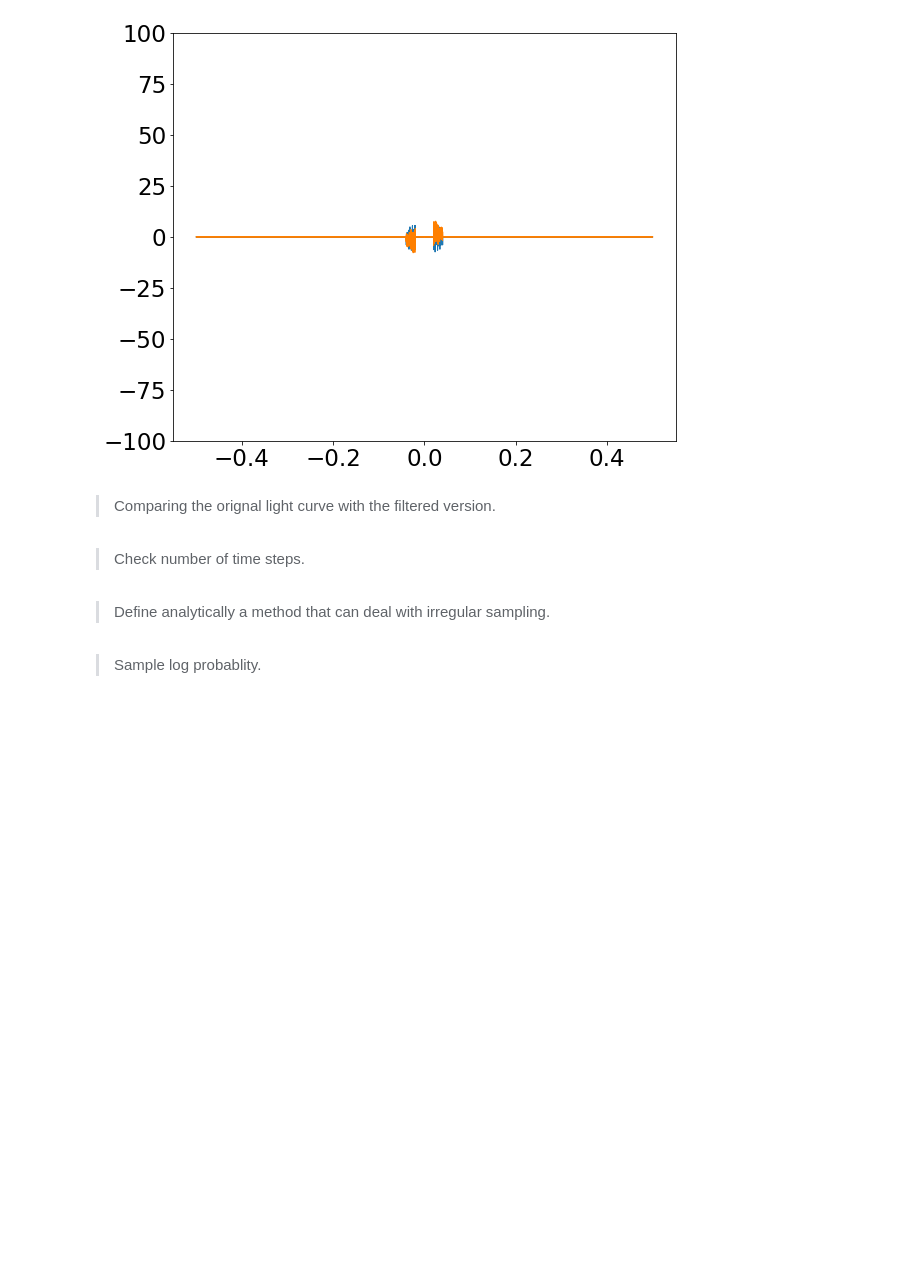
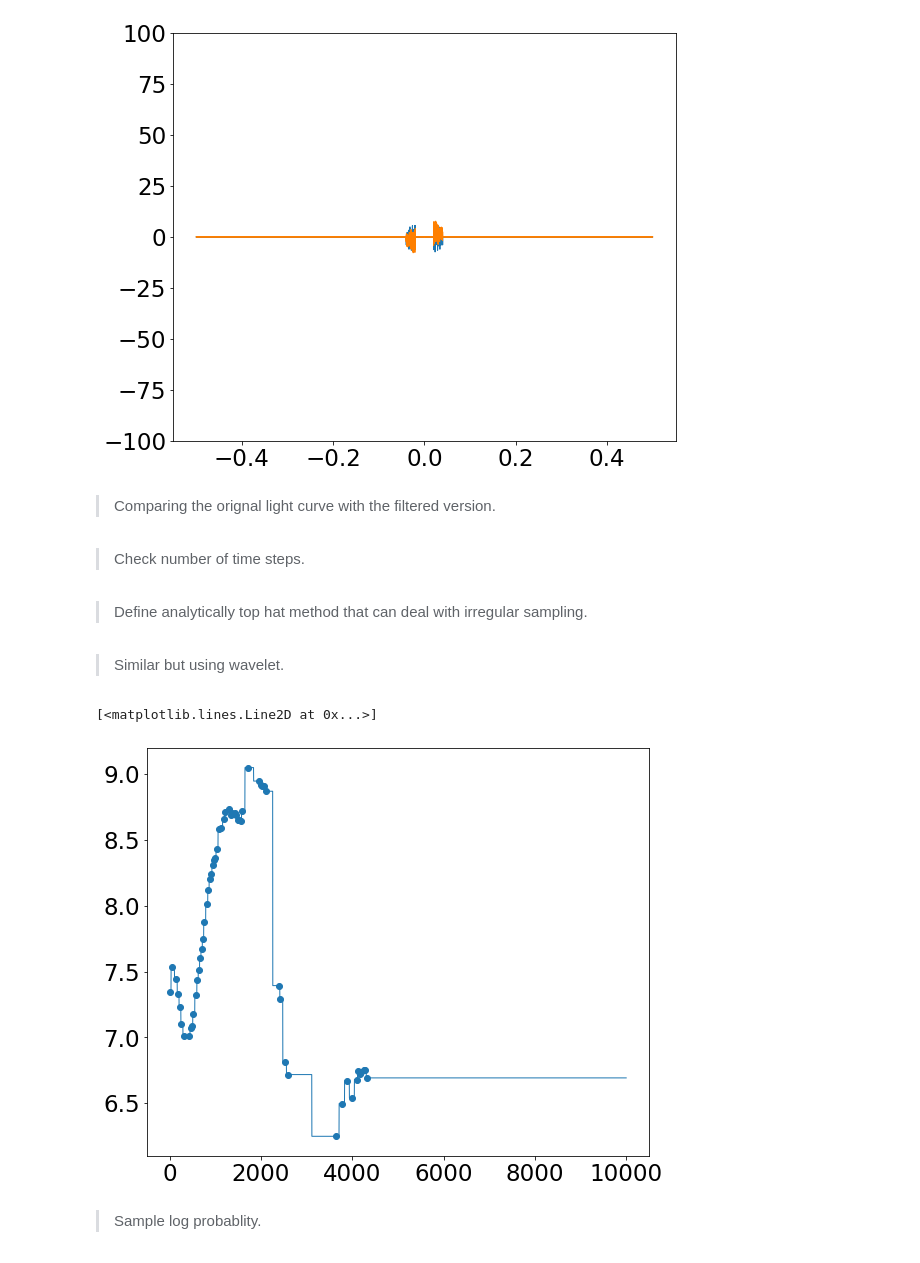
Before and after one commit to tingyuansen/IMLE_on_Galaxy_Images, a Jupyter notebook: AGN_Doublets.ipynb, the cells around one changed output. Drawn from its saved outputs; the diff is of its cells as text; code cells hidden in the pictures; blank space fills up the shorter version.

```diff
--- a/AGN_Doublets.ipynb
+++ b/AGN_Doublets.ipynb
@@ -552,7 +609,7 @@ plt.hist(time_length)
 print(np.min(time_length))
 print(np.argmin(time_length))
 # %% [markdown]
-> Define analytically a method that can deal with irregular sampling.
+> Define analytically top hat method that can deal with irregular sampling.
 # %%
 # choose a ZTF time step
 temp = np.load("../SDSS_DR14_qso_mock_normal_sparse.npz", allow_pickle=True)
@@ -683,6 +740,30 @@ plt.figure()
 plt.plot(real_spec, label="Light Curve 1")
 plt.plot(real_spec_2, label="Light Curve 2")
 plt.plot(mixed_spec, label="Average light curve")
+# %% [markdown]
+>  Similar but using wavelet.
+# %%
+from scipy import interpolate
+
+# choose a ZTF time step
+temp = np.load("../SDSS_DR14_qso_mock_normal_sparse.npz", allow_pickle=True)
+ztf_time = temp["t_array"][133]
+ztf_time = np.unique((ztf_time*10).astype("int"))
+
+# plot the original light curve
+temp = np.load("../SDSS_DR14_qso_mock_normal_dense.npz")
+time_stamp = temp["t_array"][100,ztf_time]
+real_spec = temp["light_curve"][100][ztf_time]
+
+#------------------------------------------------------------------------------------
+# interpolate with nearest neighbor
+f_power = interpolate.interp1d(ztf_time, real_spec, kind='nearest',\
+                               bounds_error=False, fill_value=(real_spec[0],real_spec[-1]))
+plt.scatter(ztf_time, real_spec)
+plt.plot(np.arange(10000),f_power(np.arange(10000)))
+# %% [output]
+[<matplotlib.lines.Line2D at 0x...>]
+[figure, added]
 # %% [markdown]
 > Sample log probablity.
 # %%
```
Also changed, not shown: parts of 6 cells of this notebook, 3 other files.
